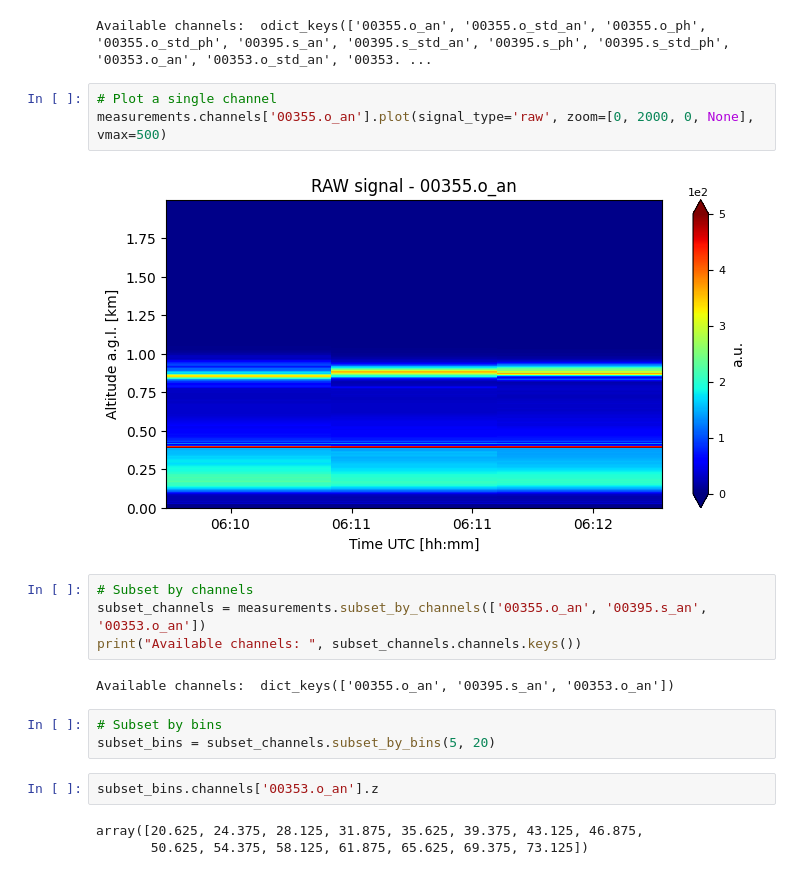
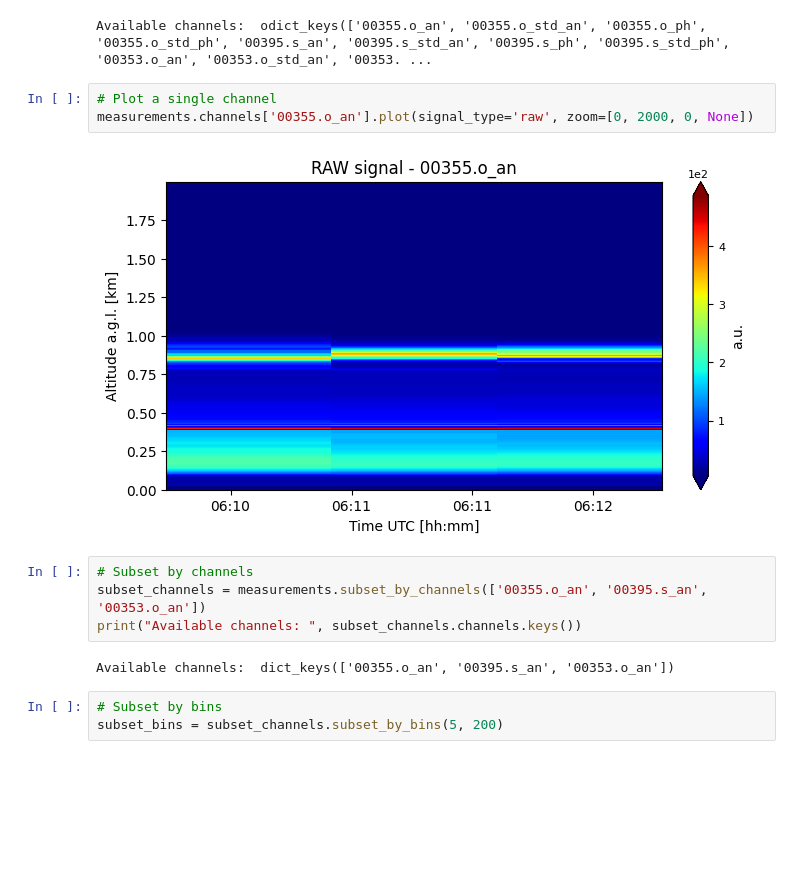
Before and after one commit to JairoRotava/lifa, a Jupyter notebook: notebooks/licel.ipynb, the cells around one changed output. Saved outputs shown, nothing was run; the diff lists cells and outputs as text; blank space fills up the shorter version.

```diff
--- a/notebooks/licel.ipynb
+++ b/notebooks/licel.ipynb
@@ -77,9 +77,9 @@ print("Available channels: ", measurements.channels.keys())
 Available channels:  odict_keys(['00355.o_an', '00355.o_std_an', '00355.o_ph', '00355.o_std_ph', '00395.s_an', '00395.s_std_an', '00395.s_ph', '00395.s_std_ph', '00353.o_an', '00353.o_std_an', '00353. ...
 # %%
 # Plot a single channel
-measurements.channels['00355.o_an'].plot(signal_type='raw', zoom=[0, 2000, 0, None], vmax=500)
+measurements.channels['00355.o_an'].plot(signal_type='raw', zoom=[0, 2000, 0, None])
 # %% [output]
-[figure, old version]
+[figure, new version]
 # %%
 # Subset by channels
 subset_channels = measurements.subset_by_channels(['00355.o_an', '00395.s_an', '00353.o_an'])
@@ -88,11 +88,6 @@ print("Available channels: ", subset_channels.channels.keys())
 Available channels:  dict_keys(['00355.o_an', '00395.s_an', '00353.o_an'])
 # %%
 # Subset by bins
-subset_bins = subset_channels.subset_by_bins(5, 20)
+subset_bins = subset_channels.subset_by_bins(5, 200)
-# %%
-subset_bins.channels['00353.o_an'].z
-# %% [output]
-array([20.625, 24.375, 28.125, 31.875, 35.625, 39.375, 43.125, 46.875,
-       50.625, 54.375, 58.125, 61.875, 65.625, 69.375, 73.125])
 # %%
 # Plot all channels
```
Also changed, not shown: parts of 3 cells of this notebook, 1 other file.
